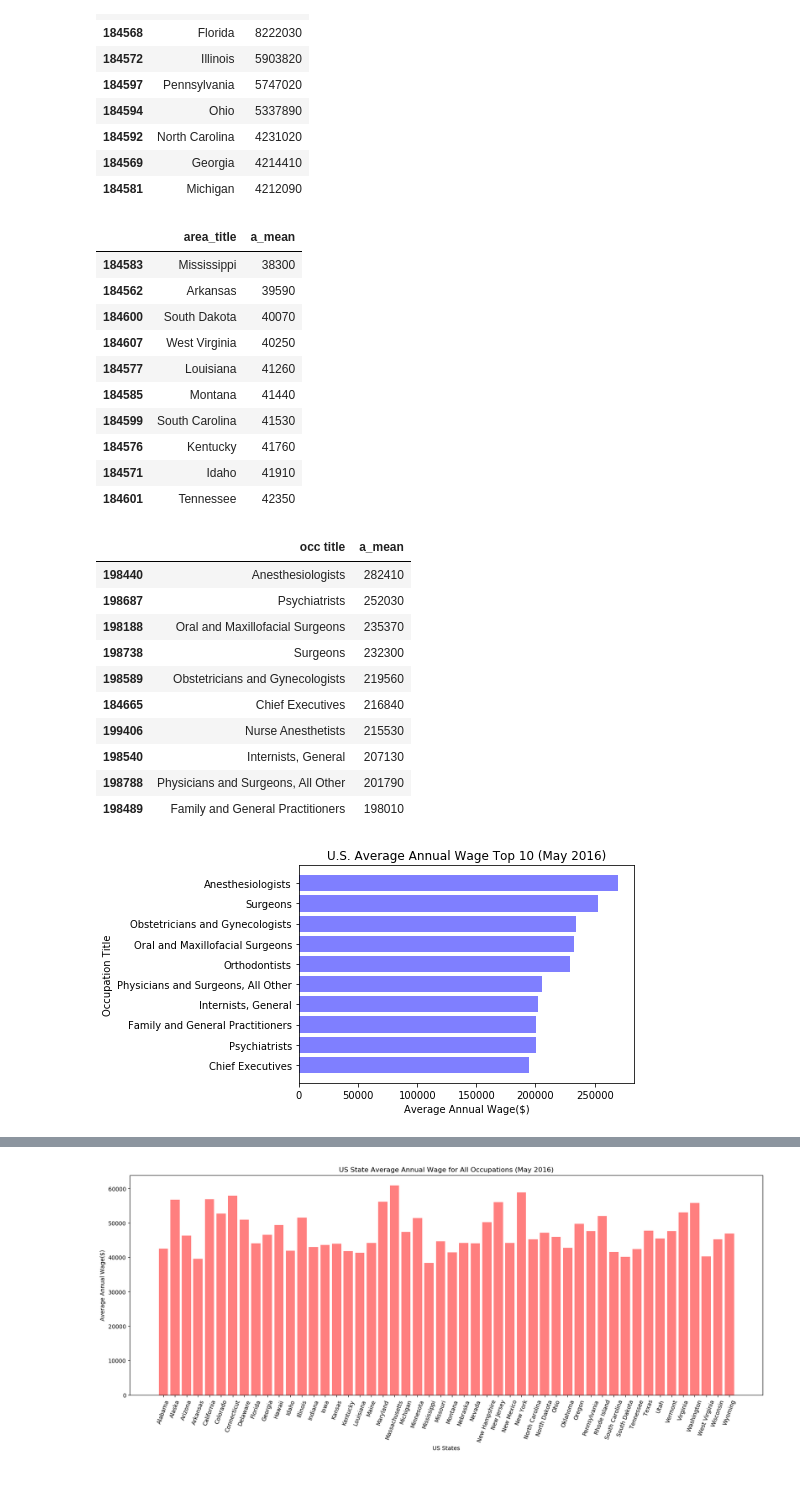
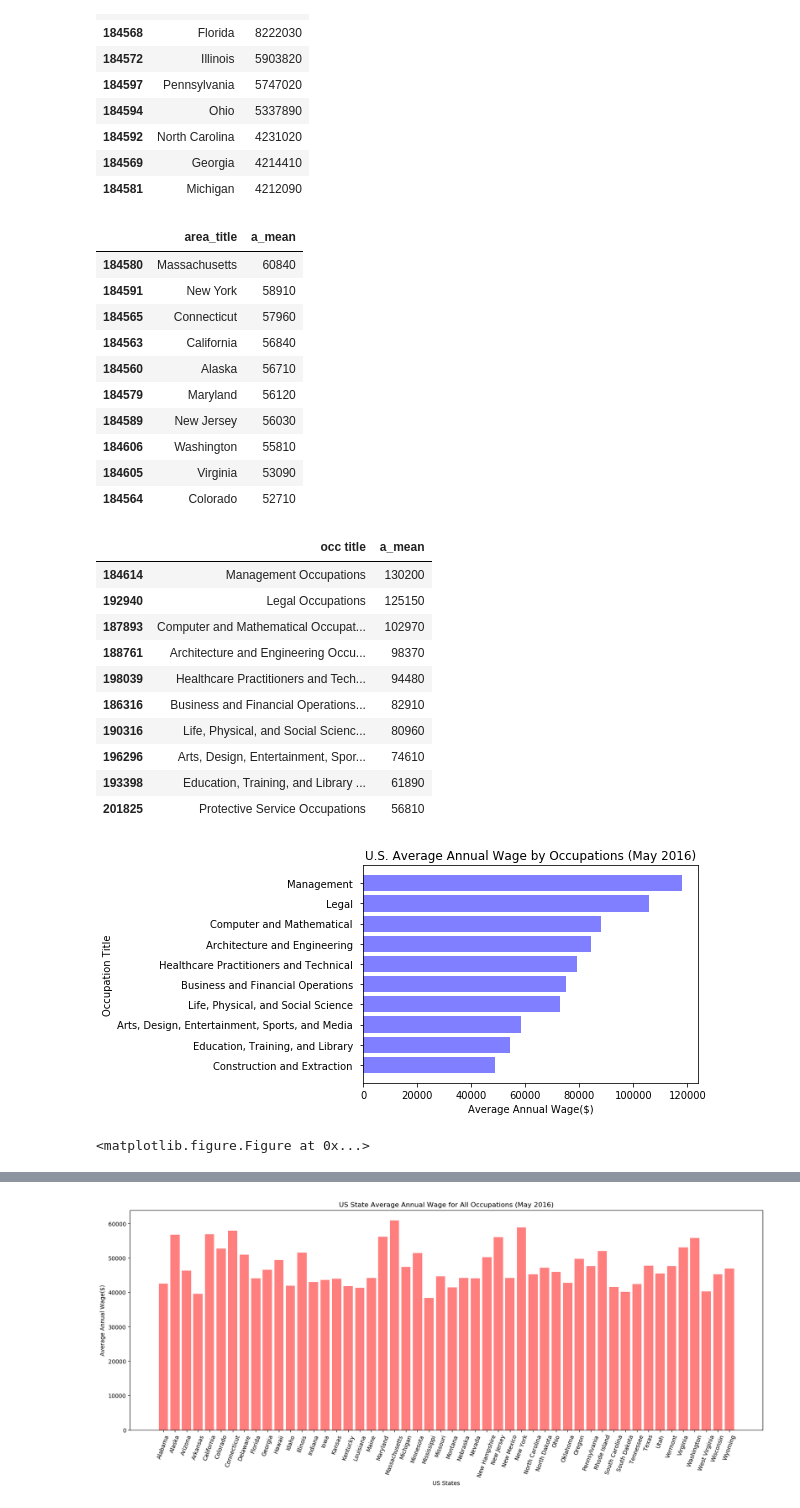
Before and after one commit to harryli99/BootCamp-Project1, a Jupyter notebook: Occupation Analysis.ipynb, the cells around one changed output, grey strips where cells are left out. Cells and saved outputs as stored; diff of their text form; code cells hidden in the pictures.

```diff
--- a/Occupation Analysis.ipynb
+++ b/Occupation Analysis.ipynb
@@ -15,10 +15,10 @@ state_df = bls_df[(bls_df["area_type"] == 2) & (bls_df["area_title"] != "Distric
 state_df.drop(["own_code","annual",'Unnamed: 29', "occ code","hourly", "area_type", "area", "naics", "naics_title"], axis = 1, inplace=True)
 state_df.dropna(axis=1, inplace=True)
 # %%
-us_aavg = us_df[us_df["group"] == "detailed"]
+us_aavg = us_df[us_df["group"] == "major"]
 us_aavg.drop_duplicates(["occ title"], keep="first", inplace=True)
 us_aavg[' a_mean '] = us_aavg[' a_mean '].str.replace(',', '')  #remove comma in numbers
 us_aavg[' a_mean '] = us_aavg[' a_mean '].str.replace('*', '0')
 us_aavg[' a_mean '] = us_aavg[' a_mean '].astype(int)           #convert string to integers
 us_aavg.sort_values(" a_mean ", ascending = False, inplace=True)
-us_top10 = us_aavg[["occ title", " a_mean "]].head(10)
+us_aavg[["occ title", " a_mean "]].head(10)
@@ -46,59 +58,60 @@ state_employ[["area_title", "tot_emp"]].head(10)
 state_aavg = state_df[state_df["group"] == "total"]
 state_aavg[" a_mean "] = state_aavg[' a_mean '].str.replace(',', '')  #remove comma in numbers
 state_aavg[" a_mean "] = state_aavg[" a_mean "].astype(int)
-state_aavg.sort_values(" a_mean ", ascending=True, inplace=True)
+state_aavg.sort_values(" a_mean ", ascending=False, inplace=True)
 state_aavg[["area_title", " a_mean "]].head(10)
 # %% [output]
 |  | area_title | a_mean |
-| 184583 | Mississippi | 38300 |
-| 184562 | Arkansas | 39590 |
-| 184600 | South Dakota | 40070 |
-| 184607 | West Virginia | 40250 |
-| 184577 | Louisiana | 41260 |
-| 184585 | Montana | 41440 |
-| 184599 | South Carolina | 41530 |
-| 184576 | Kentucky | 41760 |
-| 184571 | Idaho | 41910 |
-| 184601 | Tennessee | 42350 |
+| 184580 | Massachusetts | 60840 |
+| 184591 | New York | 58910 |
+| 184565 | Connecticut | 57960 |
+| 184563 | California | 56840 |
+| 184560 | Alaska | 56710 |
+| 184579 | Maryland | 56120 |
+| 184589 | New Jersey | 56030 |
+| 184606 | Washington | 55810 |
+| 184605 | Virginia | 53090 |
+| 184564 | Colorado | 52710 |
 # %%
 #California Occupation with the highest average annual income
-cali_df = state_df[(state_df["area_title"] == "California") & (state_df["group"] == "detailed")]
+cali_df = state_df[(state_df["area_title"] == "California") & (state_df["group"] == "major")]
 cali_df[' a_mean '] = cali_df[' a_mean '].str.replace(',', '')
 cali_df = cali_df[cali_df[' a_mean '] != "*"]                  # remove N/A observations
 cali_df[' a_mean '] = cali_df[' a_mean '].astype(int)
 cali_df.sort_values(" a_mean ", ascending=False, inplace=True)
-cali_top10 = cali_df[["occ title", " a_mean "]].head(10)
-cali_top10
+cali_df[["occ title", " a_mean "]].head(10)
 # %% [output]
 |  | occ title | a_mean |
-| 198440 | Anesthesiologists | 282410 |
-| 198687 | Psychiatrists | 252030 |
-| 198188 | Oral and Maxillofacial Surgeons | 235370 |
-| 198738 | Surgeons | 232300 |
-| 198589 | Obstetricians and Gynecologists | 219560 |
-| 184665 | Chief Executives | 216840 |
-| 199406 | Nurse Anesthetists | 215530 |
-| 198540 | Internists, General | 207130 |
-| 198788 | Physicians and Surgeons, All Other | 201790 |
-| 198489 | Family and General Practitioners | 198010 |
+| 184614 | Management Occupations | 130200 |
+| 192940 | Legal Occupations | 125150 |
+| 187893 | Computer and Mathematical Occupat... | 102970 |
+| 188761 | Architecture and Engineering Occu... | 98370 |
+| 198039 | Healthcare Practitioners and Tech... | 94480 |
+| 186316 | Business and Financial Operations... | 82910 |
+| 190316 | Life, Physical, and Social Scienc... | 80960 |
+| 196296 | Arts, Design, Entertainment, Spor... | 74610 |
+| 193398 | Education, Training, and Library ... | 61890 |
+| 201825 | Protective Service Occupations | 56810 |
 # %%
 fig, ax = plt.subplots()
 
 # Example data
+plt.figure(figsize=(100, 100))
 y_pos = np.arange(len(us_top10[' a_mean ']))
 yticks = us_top10['occ title'].str.replace('Occupations', '')
 
 ax.barh(y_pos, us_top10[' a_mean '], color = "blue", alpha = .5)
 ax.set_yticks(y_pos)
 ax.set_yticklabels(yticks)
 ax.invert_yaxis()  # labels read top-to-bottom
 ax.set_xlabel('Average Annual Wage($)')
 ax.set_ylabel('Occupation Title')
-ax.set_title('U.S. Average Annual Wage Top 10 (May 2016)')
-plt.savefig("Top 10", bbox_inches="tight")
+ax.set_title('U.S. Average Annual Wage by Occupations (May 2016)')
+
 plt.show()
 # %% [output]
-[figure, old version]
+[figure, new version]
+<matplotlib.figure.Figure at 0x...>
 # %%
 fig, ax = plt.subplots()
 
```
Also changed, not shown: parts of 2 cells of this notebook.
